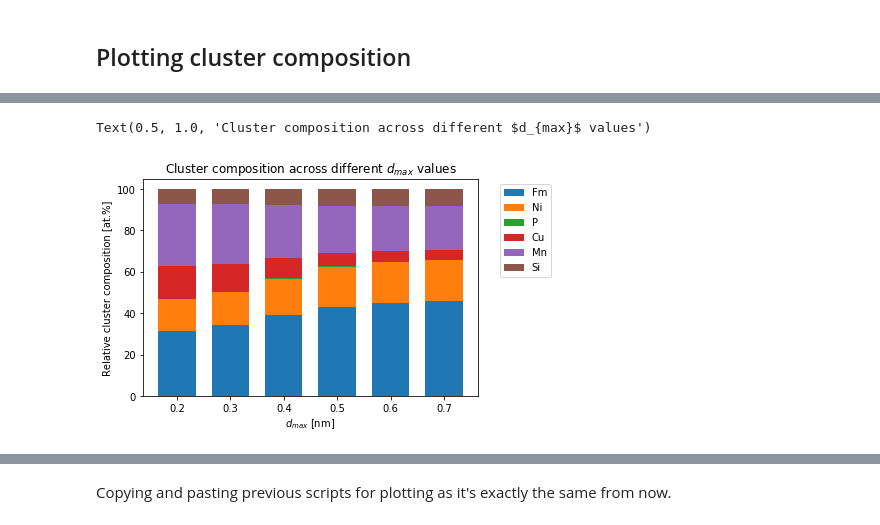
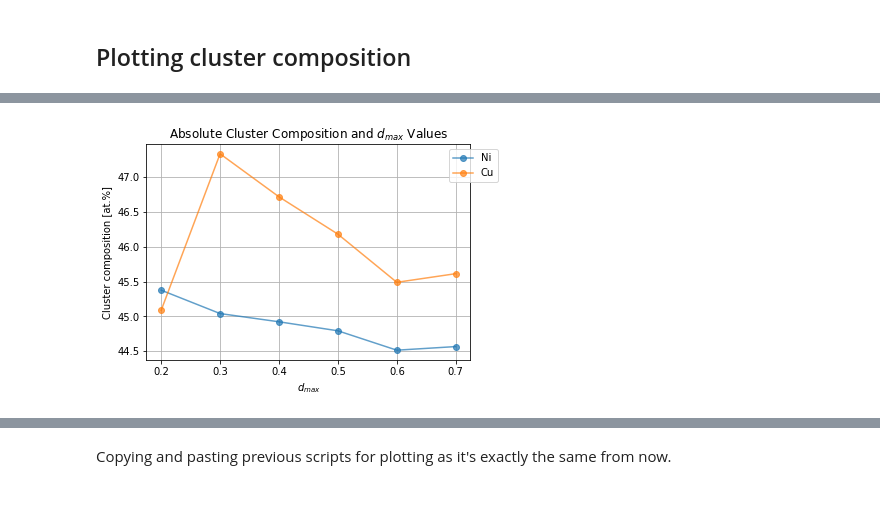
Before and after one commit to PrzemyslawKlups/posgenpy, a Jupyter notebook: Plotting real vs random clusters and more.ipynb, the cells around one changed output, grey strips where cells are left out. Saved outputs shown, nothing was run; the diff lists cells and outputs as text; code cells hidden in the pictures.

```diff
--- a/Plotting real vs random clusters and more.ipynb
+++ b/Plotting real vs random clusters and more.ipynb
@@ -294,0 +144,10 @@ Text(0.5, 1.0, 'Real Clusters across different $d_{max}$ values')
+# %%
+optimal_n_min_values = pgp.find_smallest_nmin(
+    swept_parameters=dmax_values,
+    swept_parameter_name="d_max",
+    random_runs=random_runs,
+    xml_files=xml_files,
+    n_min_values=list(range(1, 100, 1)) # go through evey n_min possible up to a high number
+)
+
+print(optimal_n_min_values)
@@ -409,35 +164,14 @@ Text(0.5, 1.0, 'Cluster composition across different $d_{max}$ values')
-# %%
-# the same graph but stacked bars - better method
-# calculate relative composition of core ions in the clusters and plot them
-core_ions = ["Fm", "Ni", "P", "Cu", "Mn", "Si"]
-for i, ion in enumerate(core_ions):
-    x_values = []
-    y_values = []
-    for dm in dmax_values:
-        x_values.append(dm)
-        y_values.append(compositions[dm][ion]/core_ions_sum[dm] * 100)
-
-    x_values = np.array(x_values)
-    y_values = np.array(y_values)
-    # need to plot bar graphs on top of each other starting from 100%
-    # and subtracting the values from the previous one
-    # I use next value to avoid problems with labelling
-    if i == 0:
-        plt.bar(x_values, y_values, alpha=1, label=ion, width=0.07)
-        previous_y_values = y_values
-    else:
-        plt.bar(x_values, y_values, bottom=previous_y_values, alpha=1, label=ion, width=0.07)
-        previous_y_values = y_values + previous_y_values
-
-
-# adjust the plot
-plt.xlabel("$d_{max}$ [nm]")
-plt.ylabel("Relative cluster composition [at.%]")
-plt.legend(bbox_to_anchor=(1.05, 1))
-# plt.grid()
-# plt.xlim(left=0)
-# plt.ylim(top=1.1)
-plt.title("Cluster composition across different $d_{max}$ values")
-# %% [output]
-Text(0.5, 1.0, 'Cluster composition across different $d_{max}$ values')
-[figure, removed]
+# %%
+# retrieve the data needed from the cluster stats files for the composition plots
+core_ions = ["Ni", "Cu"]
+
+pgp.plot_cluster_composition_across_swept_param_absolute(
+    swept_parameters=dmax_values,
+    core_ions=core_ions,
+    xml_files=xml_files,
+    n_min_values_for_swept_parameters=optimal_n_min_values,
+    swept_parameter_name="$d_{max}$",
+    exclude_ions=None
+)
+# %% [output]
+[figure, added]
```
Also changed, not shown: parts of 29 cells of this notebook.
